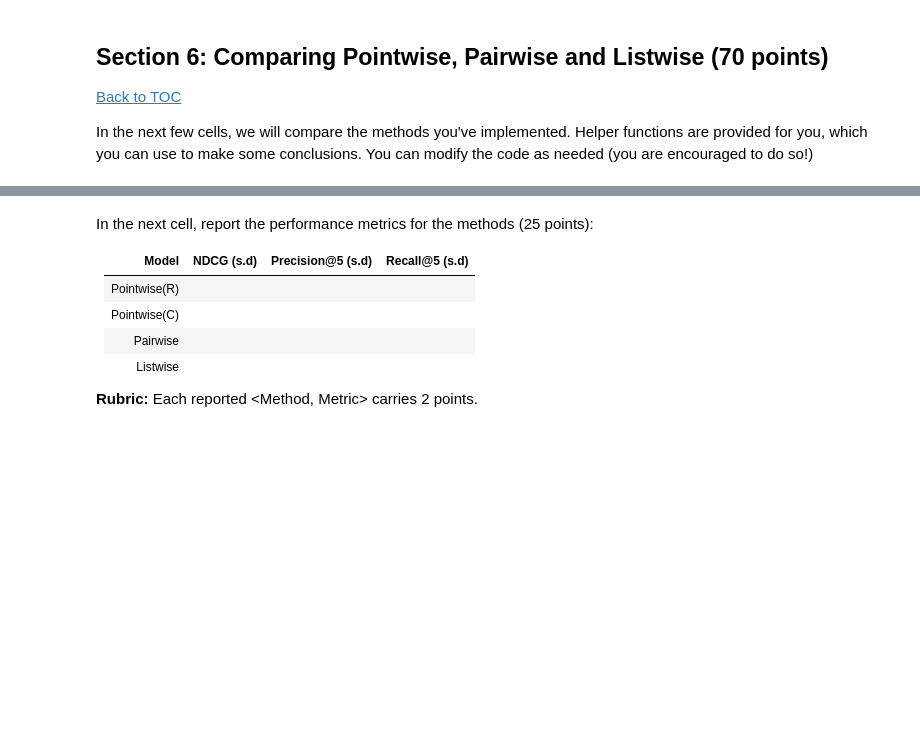
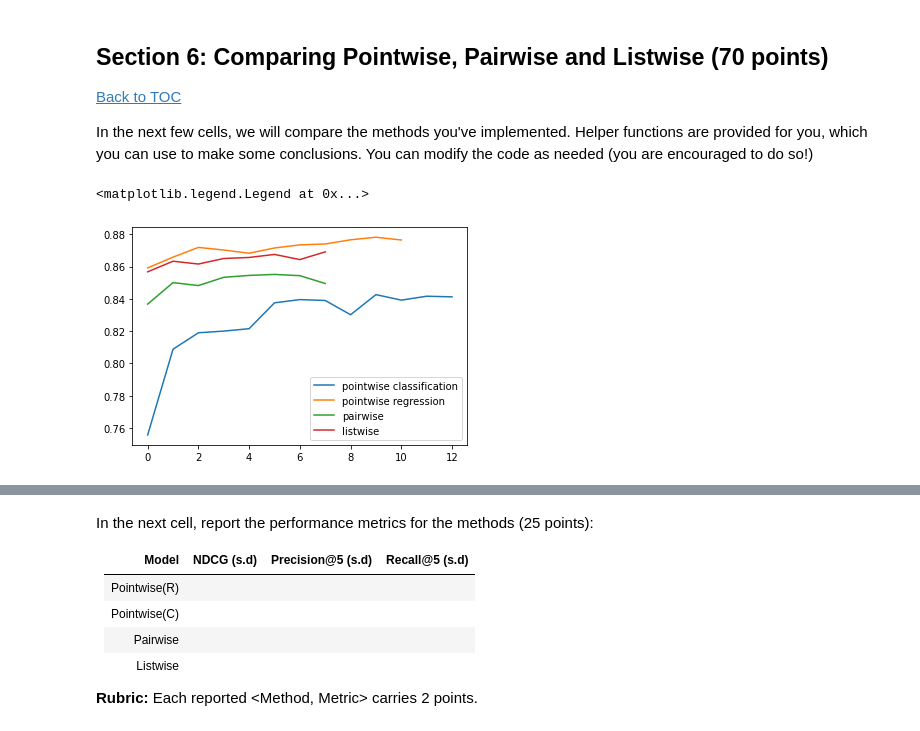
Before and after one commit to ccfelius/InformationRetrieval, a Jupyter notebook: hw2/hw2_matyas.ipynb, the cells around one changed output, grey strips where cells are left out. Cells and saved outputs as stored; diff of their text form; code cells hidden in the pictures; blank space fills up the shorter version.

```diff
--- a/hw2/hw2_matyas.ipynb
+++ b/hw2/hw2_matyas.ipynb
@@ -1369,7 +1373,7 @@ def autolabel(ax, rects, labels):
                     xytext=(0, 3),  # 3 points vertical offset
                     textcoords="offset points",
                     ha='center', va='bottom',
-                   fontsize=7)
+                   fontsize=10)
 
 def compare_methods(labels, metrics, metrics_to_plot={"ndcg", "precision@05", "recall@05"}):
     """
@@ -1405,39 +1409,69 @@ def compare_methods(labels, metrics, metrics_to_plot={"ndcg", "precision@05", "r
 
 
 
-def plot_distribution(labels, q_metrics, metric="ndcg"):
+def plot_distribution(labels, q_metrics, metric="recall@05"):
     """
     Plots the distribution of NDCG scores
 
     labels: list/tuple of length N
     q_metrics: list/tuple of dictionaries with length N, containing the query level results
     metric: the metric to plot
 
     """
 
     n = len(labels)
     # nC2
     n_plots = int((n*(n-1))/2)
 
     fig, axes = plt.subplots(nrows=n_plots, ncols=1)
     fig.set_figheight(8 * n_plots)
     fig.set_figwidth(10)
 
     colors = cm.get_cmap("Set1").colors
 
     for idx, (i, j) in enumerate(itertools.combinations(range(n), 2)):
         ax = axes[idx]
 
         im = q_metrics[i][metric]
         jm = q_metrics[j][metric]
 
         ax.hist(im, bins=50, label=labels[i], color=colors[i], alpha=0.55)
         ax.hist(jm, bins=50, label=labels[j], color=colors[j], alpha=0.55)
 
         ax.set_title(f"{labels[i]} vs {labels[j]}")
         ax.legend()
         ax.set_ylabel("Count")
         ax.set_xlabel("NDCG (binned)")
+
+import json
+
+def get_metric(dicti, metric='ndcg'):
+    return [a[metric][0] for a in dicti['metrics']['metrics_val']]
+
+with open('pointwise_classification.json') as file:
+    point_c = json.load(file)
+
+with open('pointwise_regression.json') as file:
+    point_r = json.load(file)
+point_r_ndcg = [a['ndcg'][0] for a in point_r['metrics']['metrics_val']]
+
+with open('pairwise.json') as file:
+    pairw = json.load(file)
+pairw_ndcg = [a['ndcg'][0] for a in pairw['metrics']['metrics_val']]
+
+with open('listwise.json') as file:
+    listw = json.load(file)
+listw_ndcg = [a['ndcg'][0] for a in listw['metrics']['metrics_val']]
+
+plt.plot(get_metric(point_c), label='pointwise classification')
+plt.plot(get_metric(point_r), label='pointwise regression')
+plt.plot(get_metric(pairw), label='pairwise')
+plt.plot(get_metric(listw), label='listwise')
+#plt.ylim([0,1])
+plt.legend()
+# %% [output]
+<matplotlib.legend.Legend at 0x...>
+[figure, added]
 # %%
 # Load metrics and models
 
```
Also changed, not shown: parts of 22 cells of this notebook, 12 other files.
